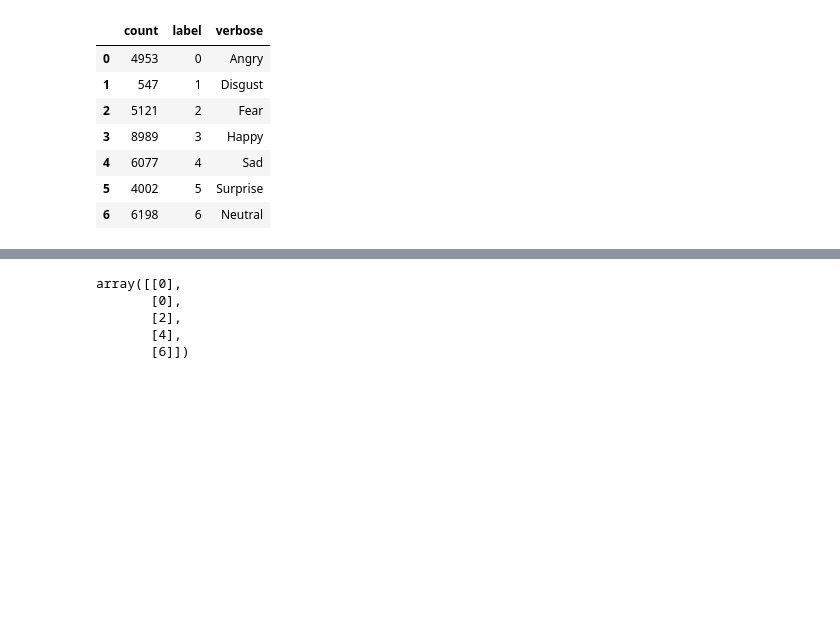
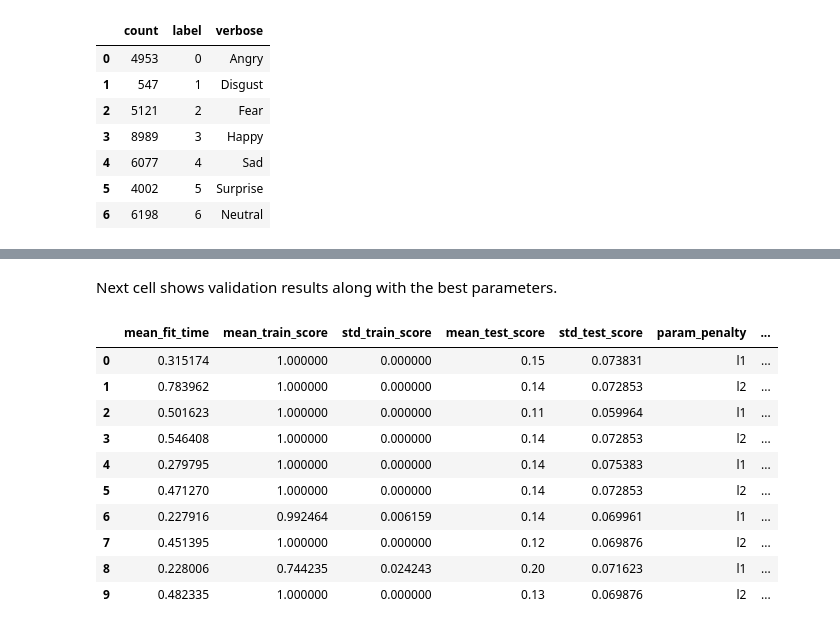
Before and after one commit to devforfu/emotions, a Jupyter notebook: emotions.ipynb, the cells around one changed output, grey strips where cells are left out. Drawn from its saved outputs; the diff is of its cells as text; code cells hidden in the pictures; blank space fills up the shorter version.

```diff
--- a/emotions.ipynb
+++ b/emotions.ipynb
@@ -253,12 +243,18 @@ The first applyied model is Logistic Regression Classifier.
 # %%
-# Apply baseline models
-import numpy as np
+from operator import itemgetter
+
+from IPython.display import display
+from sklearn.linear_model import LogisticRegression
+from sklearn.model_selection import cross_val_score, learning_curve, GridSearchCV
+from sklearn.metrics import accuracy_score, classification_report, f1_score, roc_curve
+
 
 param_grid = {
     'penalty': ['l1', 'l2'],
-    'C': [100.0, 30.0, 10.0, 3.0, 1.0],
+    'C': [100.0, 30.0, 10.0, 3.0, 1.0]
 }
 
-logreg = LogisticRegression(random_state=RANDOM_STATE)
-grid_search = GridSearchCV(estimator=logreg, cv=5, param_grid=param_grid, n_jobs=4, verbose=2)
-grid_search.fit(X_train_subset, y_train_subset.ravel())
+logreg = LogisticRegression(max_iter=1000, random_state=RANDOM_STATE)
+log.info("Selected baseline model: %s", str(logreg.__class__.__name__))
+grid_search = GridSearchCV(estimator=logreg, cv=5, param_grid=param_grid, n_jobs=8, verbose=1)
+_ = grid_search.fit(X_train, y_train.ravel())
@@ -265,8 +265,33 @@ grid_search.fit(X_train_subset, y_train_subset.ravel())
-# %%
-best_logreg = grid_search.best_model_
-# %% [output]
-array([[0],
-       [0],
-       [2],
-       [4],
-       [6]])
+# %% [markdown]
+Next cell shows validation results along with the best parameters.
+# %%
+from sklearn.externals import joblib
+
+
+best_logreg = grid_search.best_estimator_
+best_logreg_params = grid_search.best_params_
+logreg_cv_results = grid_search.cv_results_
+param_cols = [c for c in logreg_cv_results.keys()
+              if c.startswith('param_')]
+
+columns_of_interest = [
+    'mean_fit_time',
+    'mean_train_score', 'std_train_score',
+    'mean_test_score', 'std_test_score']
+columns_of_interest.extend(param_cols)
+
+df_cv_results = pd.DataFrame(logreg_cv_results)[columns_of_interest]
+display(df_cv_results)
+log.debug("Best parameters: %s", best_logreg_params)
+# %% [output]
+|  | mean_fit_time | mean_train_score | std_train_score | mean_test_score | std_test_score | param_penalty | ... |
+| 0 | 0.315174 | 1.000000 | 0.000000 | 0.15 | 0.073831 | l1 | ... |
+| 1 | 0.783962 | 1.000000 | 0.000000 | 0.14 | 0.072853 | l2 | ... |
+| 2 | 0.501623 | 1.000000 | 0.000000 | 0.11 | 0.059964 | l1 | ... |
+| 3 | 0.546408 | 1.000000 | 0.000000 | 0.14 | 0.072853 | l2 | ... |
+| 4 | 0.279795 | 1.000000 | 0.000000 | 0.14 | 0.075383 | l1 | ... |
+| 5 | 0.471270 | 1.000000 | 0.000000 | 0.14 | 0.072853 | l2 | ... |
+| 6 | 0.227916 | 0.992464 | 0.006159 | 0.14 | 0.069961 | l1 | ... |
+| 7 | 0.451395 | 1.000000 | 0.000000 | 0.12 | 0.069876 | l2 | ... |
+| 8 | 0.228006 | 0.744235 | 0.024243 | 0.20 | 0.071623 | l1 | ... |
+| 9 | 0.482335 | 1.000000 | 0.000000 | 0.13 | 0.069876 | l2 | ... |
```
Also changed, not shown: parts of 19 cells of this notebook, 2 other files.
